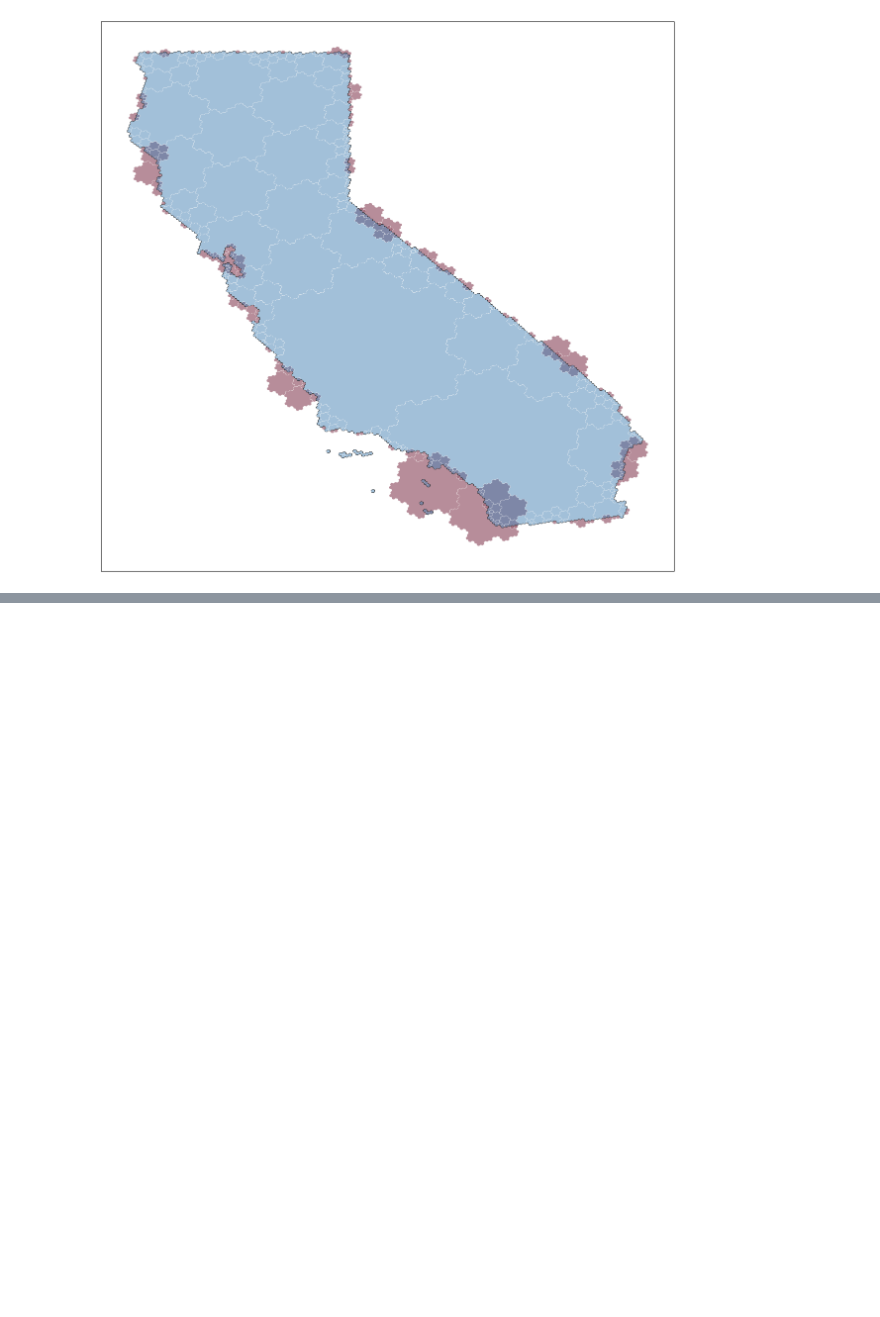
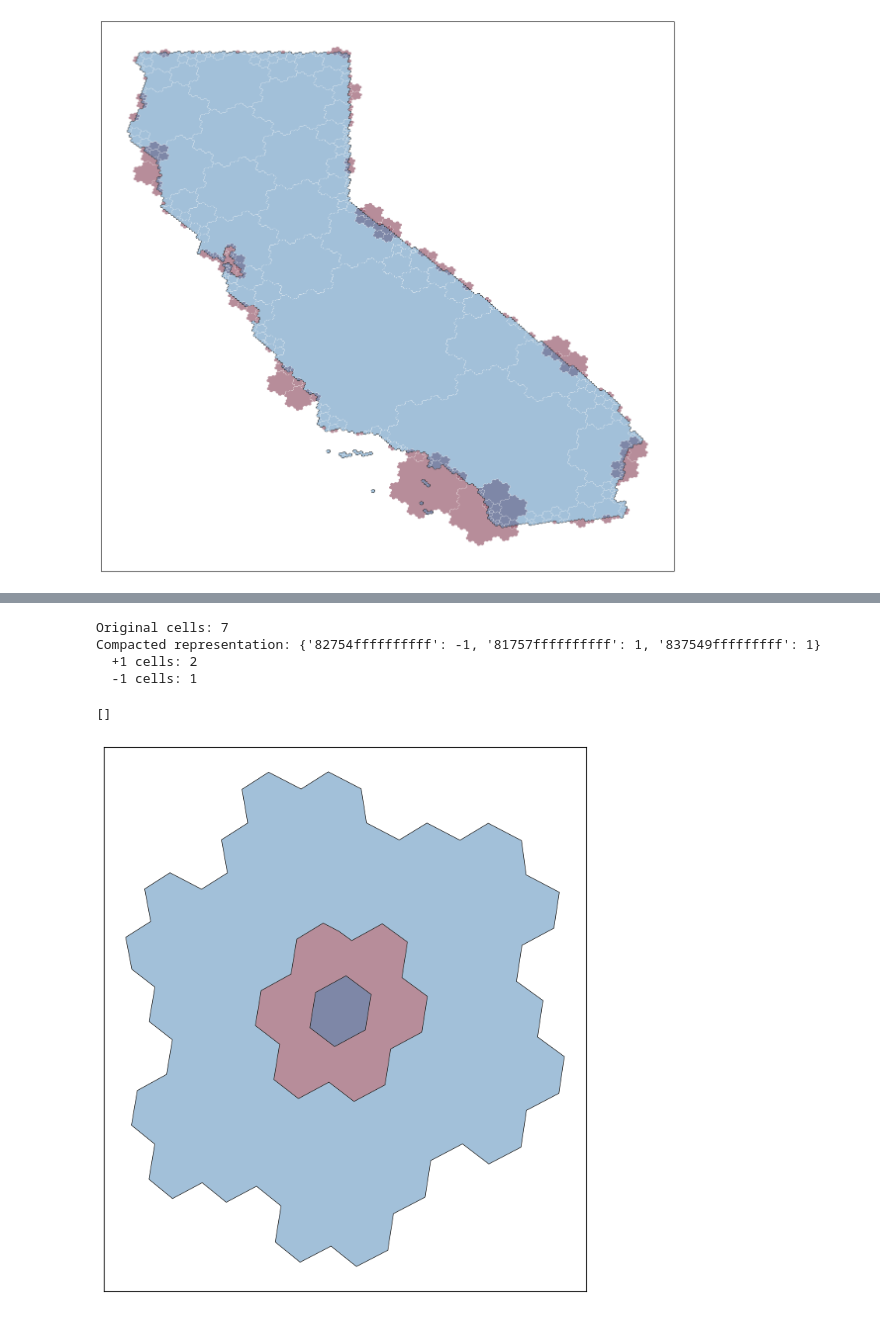
Before and after one commit to ajfriend/h3coco, a Jupyter notebook: notebooks/fancy.ipynb, the cells around one changed output, grey strips where cells are left out. Drawn from its saved outputs; the diff is of its cells as text; code cells hidden in the pictures; blank space fills up the shorter version.

```diff
--- a/notebooks/fancy.ipynb
+++ b/notebooks/fancy.ipynb
@@ -15,0 +23,43 @@ fig, ax = coco.plot_cocompaction(cells)
+# %%
+import h3
+
+# Start with a grandparent cell near the equator (res 1)
+grandparent = h3.latlng_to_cell(0, 0, 1)
+
+# Get all children (res 2)
+children = set(h3.cell_to_children(grandparent))
+
+# Pick one child to be "missing"
+missing_child = sorted(children)[1]
+
+# Get grandchildren of the missing child (res 3)
+grandchildren = set(h3.cell_to_children(missing_child))
+
+# Pick one grandchild to add back
+added_grandchild = sorted(grandchildren)[1]
+
+# Build our cell set: all children except one, plus one grandchild of the missing one
+cells = (children - {missing_child}) | {added_grandchild}
+
+# Compact and visualize
+compacted = coco.compact(cells)
+print(f'Original cells: {len(cells)}')
+print(f'Compacted representation: {compacted}')
+print(f'  +1 cells: {sum(1 for v in compacted.values() if v > 0)}')
+print(f'  -1 cells: {sum(1 for v in compacted.values() if v < 0)}')
+# %% [output]
+Original cells: 7
+Compacted representation: {'82754ffffffffff': -1, '81757ffffffffff': 1, '837549fffffffff': 1}
+  +1 cells: 2
+  -1 cells: 1
+# %%
+# Visualize the hierarchical example
+# Use res=3 since that's the finest resolution in our cell set
+figsize = coco.figsize_for_cells(compacted, width=8, nrows=1, ncols=1)
+fig, ax = plt.subplots(figsize=figsize)
+coco.plot_cocompact(compacted, res=3, ax=ax, outline=True, outline_linewidth=0.5)
+ax.set_xticks([])
+ax.set_yticks([])
+# %% [output]
+[]
+[figure, added]
```
Also changed, not shown: parts of 1 cell of this notebook, 3 other files.
